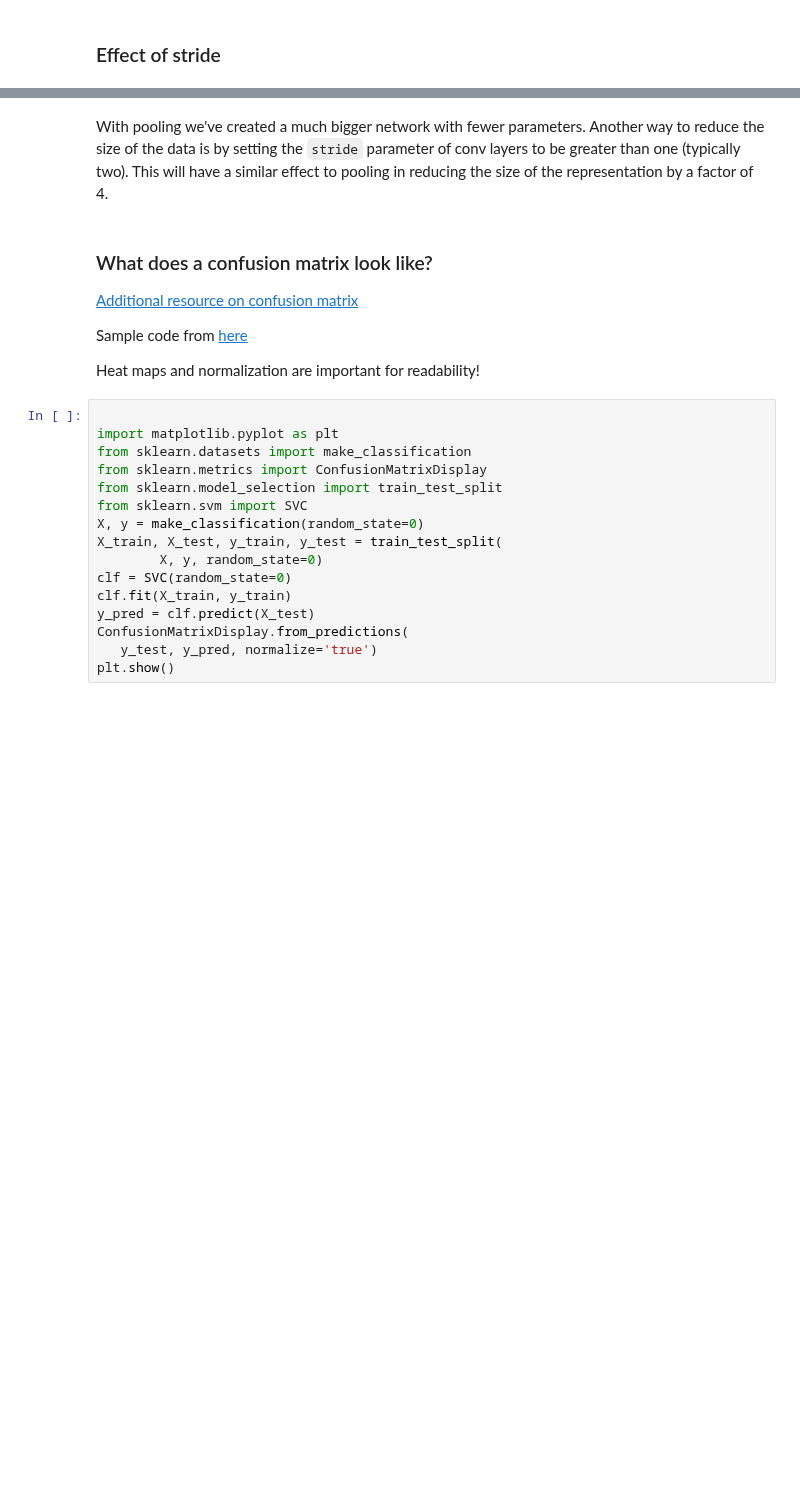
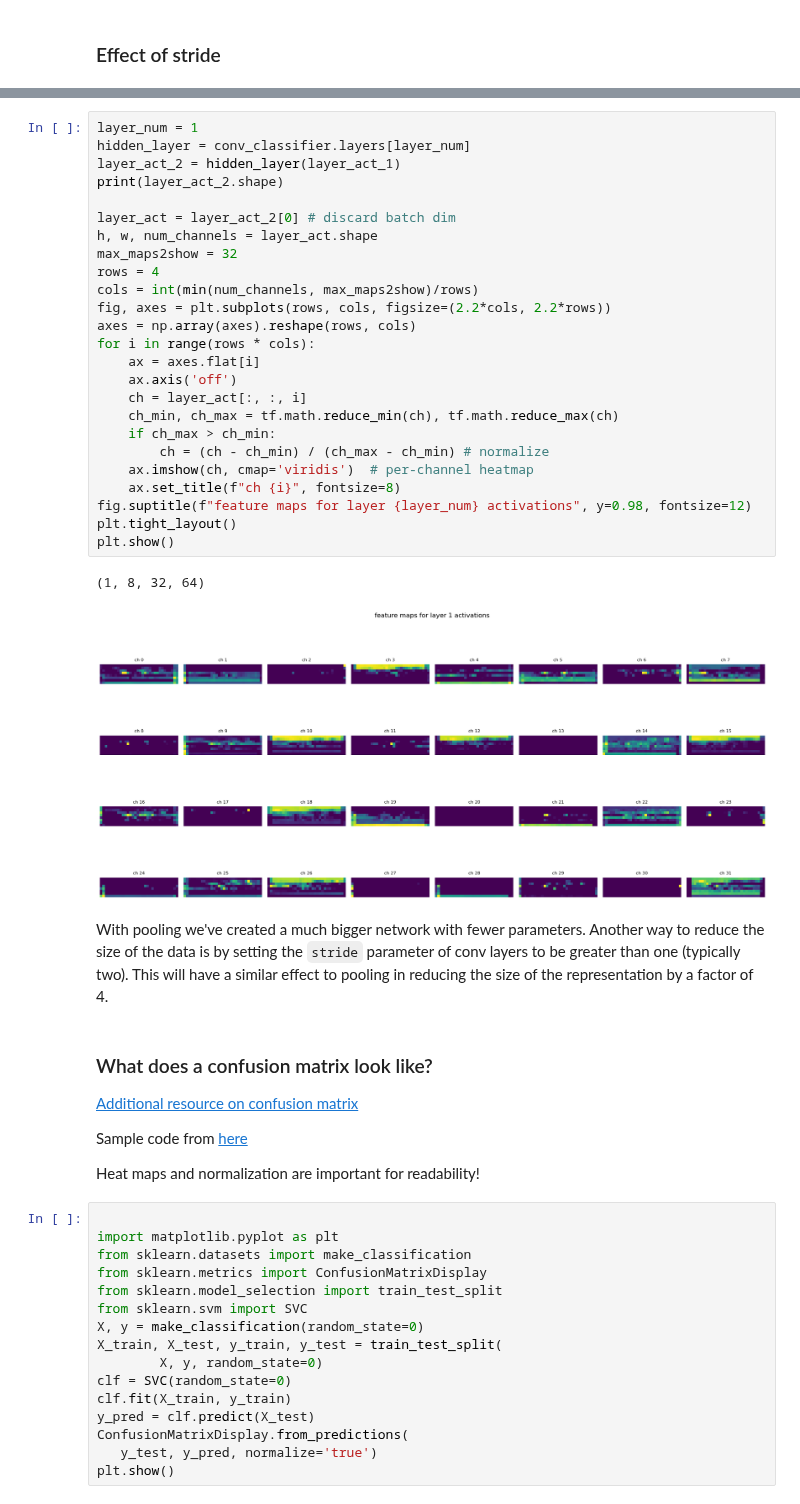
Before and after one commit to sscott-cse/Intro-Deep-Learning-Notebooks, a Jupyter notebook: CSCE-479-879/Hackathons/hackathon4.ipynb, the cells around one changed output, grey strips where cells are left out. Saved outputs shown, nothing was run; the diff lists cells and outputs as text; blank space fills up the shorter version.

```diff
--- a/CSCE-479-879/Hackathons/hackathon4.ipynb
+++ b/CSCE-479-879/Hackathons/hackathon4.ipynb
@@ -312,3 +417,31 @@ _________________________________________________________________
+# %%
+layer_num = 1
+hidden_layer = conv_classifier.layers[layer_num]
+layer_act_2 = hidden_layer(layer_act_1)
+print(layer_act_2.shape)
+
+layer_act = layer_act_2[0] # discard batch dim
+h, w, num_channels = layer_act.shape
+max_maps2show = 32
+rows = 4
+cols = int(min(num_channels, max_maps2show)/rows)
+fig, axes = plt.subplots(rows, cols, figsize=(2.2*cols, 2.2*rows))
+axes = np.array(axes).reshape(rows, cols)
+for i in range(rows * cols):
+    ax = axes.flat[i]
+    ax.axis('off')
+    ch = layer_act[:, :, i]
+    ch_min, ch_max = tf.math.reduce_min(ch), tf.math.reduce_max(ch)
+    if ch_max > ch_min:
+        ch = (ch - ch_min) / (ch_max - ch_min) # normalize
+    ax.imshow(ch, cmap='viridis')  # per-channel heatmap
+    ax.set_title(f"ch {i}", fontsize=8)
+fig.suptitle(f"feature maps for layer {layer_num} activations", y=0.98, fontsize=12)
+plt.tight_layout()
+plt.show()
+# %% [output]
+(1, 8, 32, 64)
+[figure, added]
 # %% [markdown]
 With pooling we've created a much bigger network with fewer parameters. Another way to reduce the size of the data is by setting the `stride` parameter of conv layers to be greater than one (typically two). This will have a similar effect to pooling in reducing the size of the representation by a factor of 4.
 # %% [markdown]
```
Also changed, not shown: parts of 20 cells of this notebook.
